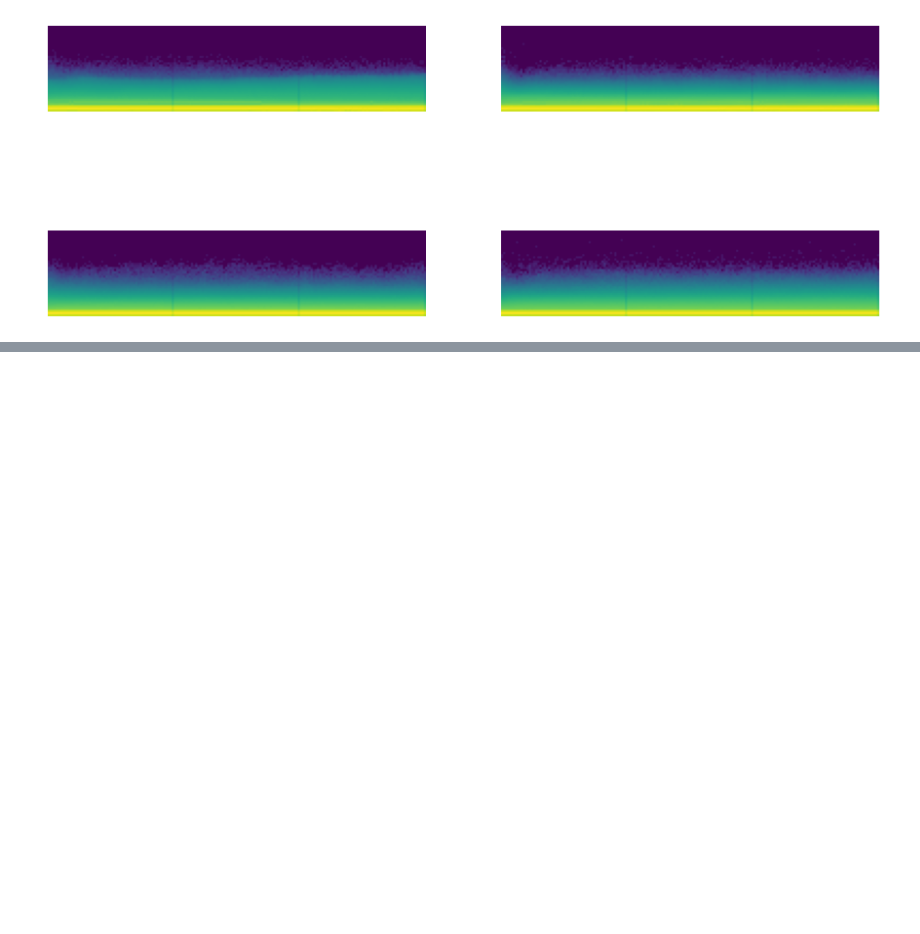
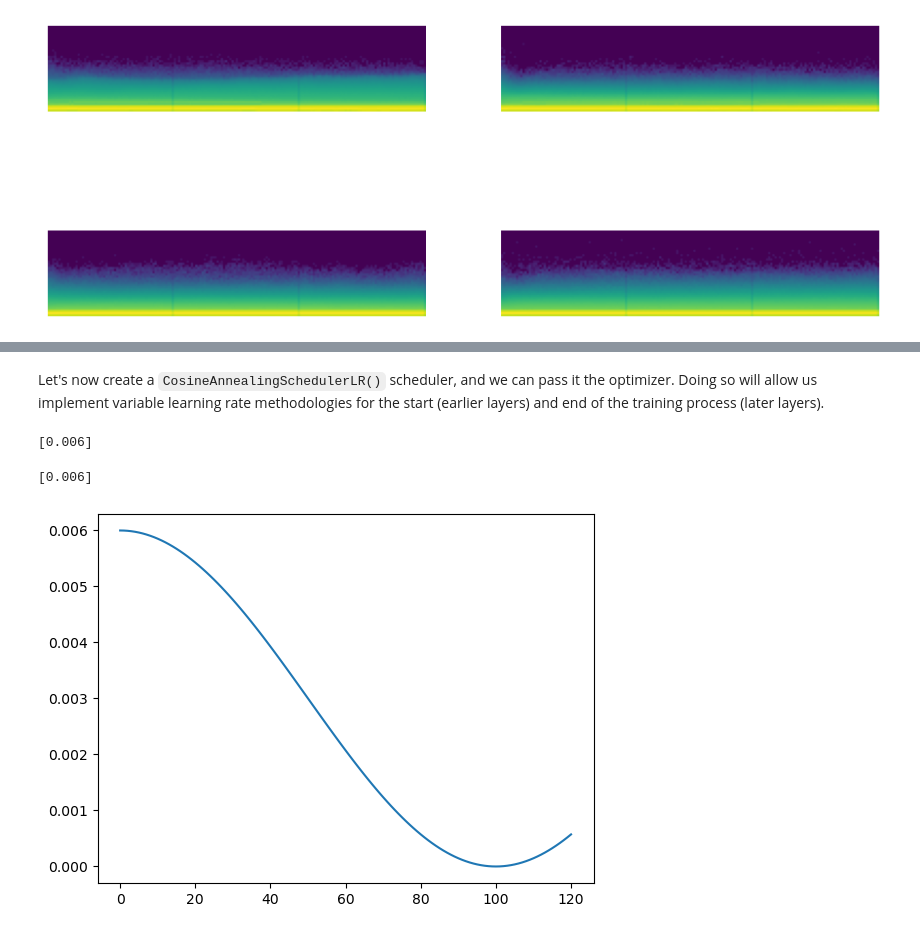
Before and after one commit to bachaudhry/FastAI-22-23, a Jupyter notebook: course_part_2/12_accelerated_SGD.ipynb, the cells around one changed output, grey strips where cells are left out. Drawn from its saved outputs; the diff is of its cells as text; code cells hidden in the pictures; blank space fills up the shorter version.

Commit message:
Add pytorch scheduler

```diff
--- a/course_part_2/12_accelerated_SGD.ipynb
+++ b/course_part_2/12_accelerated_SGD.ipynb
@@ -272,0 +325,6 @@ astats.plot_stats()
+# %%
+# Create a basic learner and call SingleBatchCB()
+learn = TrainLearner(get_model(), dls, F.cross_entropy, lr=6e-3, cbs=[DeviceCB(), SingleBatchCB()])
+learn.fit(1)
+# %%
+opt = learn.opt
@@ -272,0 +397,28 @@ astats.plot_stats()
+# %% [markdown]
+Let's now create a `CosineAnnealingSchedulerLR()` scheduler, and we can pass it the optimizer. Doing so will allow us implement variable learning rate methodologies for the start (earlier layers) and end of the training process (later layers).
+# %%
+# Passing our optimizer to scheduler
+sched = lr_scheduler.CosineAnnealingLR(opt, T_max=100)
+# %%
+# The base learning rate was acquired from the optimizer
+sched.base_lrs
+# %% [output]
+[0.006]
+# %%
+# This shows the  most recent learning rate.
+sched.get_last_lr()
+# %% [output]
+[0.006]
+# %%
+# Creating a function to plot the scheduler's learning rates
+def sched_lrs(sched, steps):
+    lrs = [sched.get_last_lr()]
+    for i in range(steps):
+        sched.optimizer.step()
+        sched.step() # Scheduler adjusts the learning rate.
+        lrs.append(sched.get_last_lr())
+    plt.plot(lrs)
+# %%
+sched_lrs(sched, 120)
+# %% [output]
+[figure, added]
```
Also changed, not shown: parts of 23 cells of this notebook.
